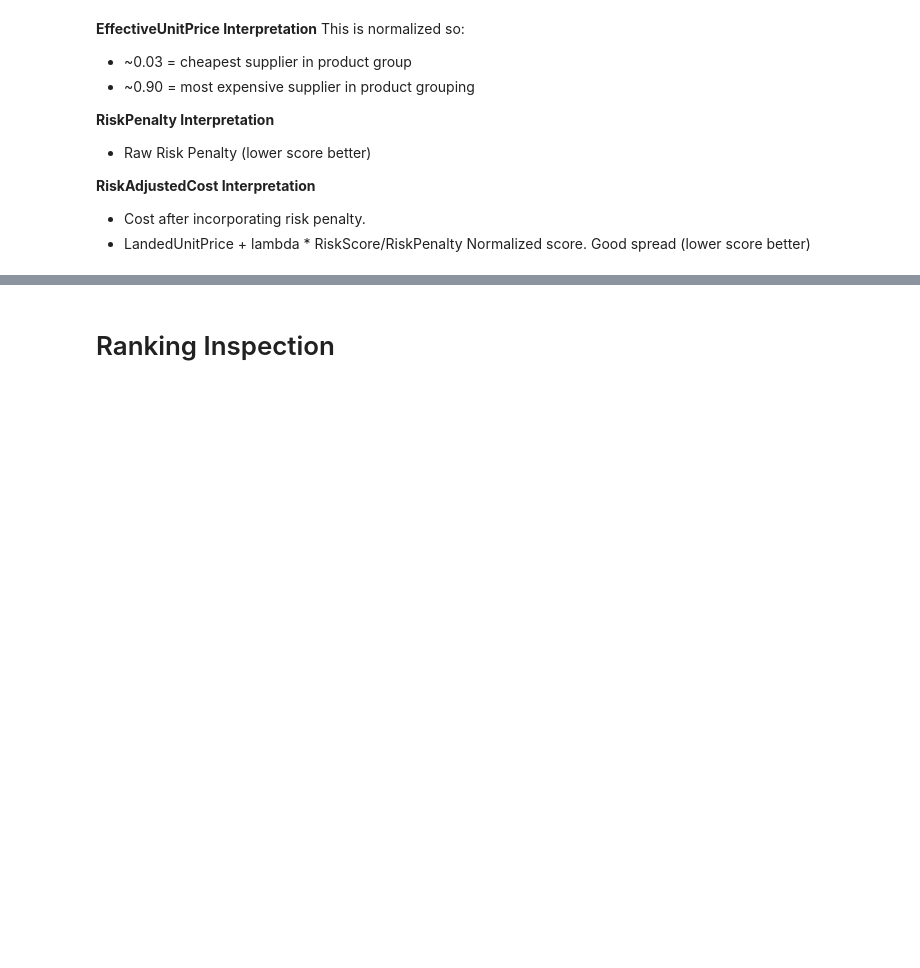
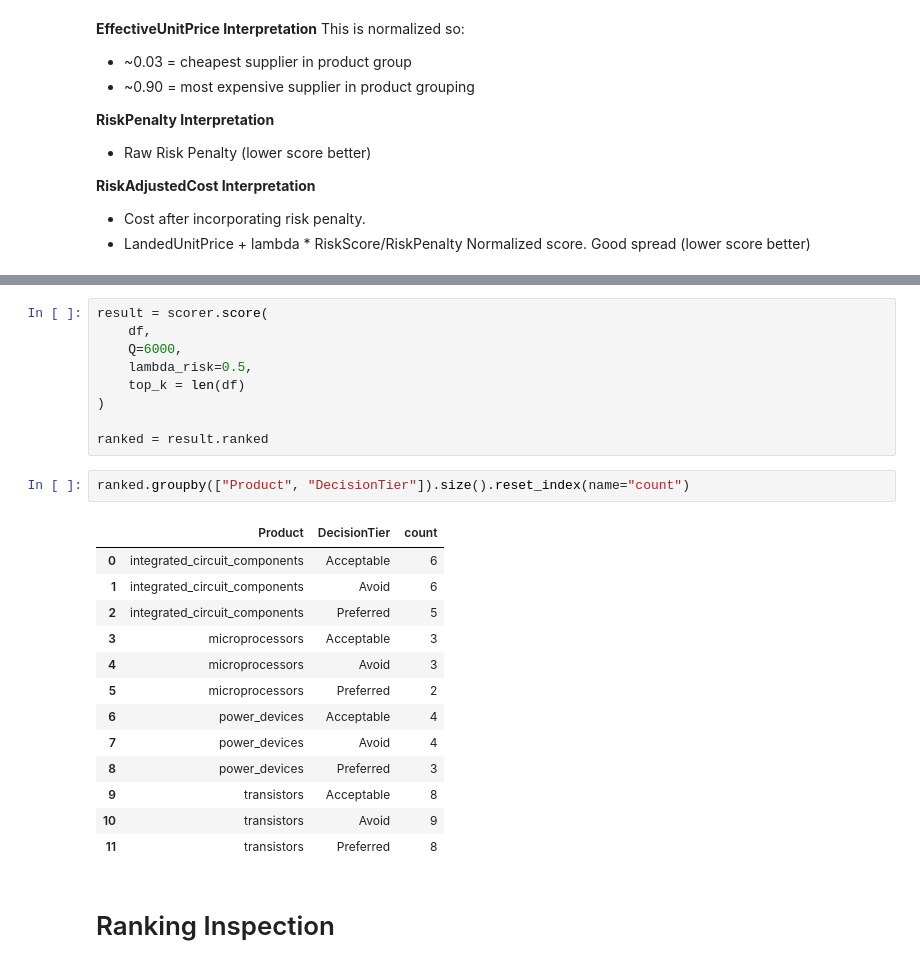
Before and after one commit to jbeck0854/procurement_agent, a Jupyter notebook: analytics/analysis/score_validation.ipynb, the cells around one changed output, grey strips where cells are left out. Saved outputs shown, nothing was run; the diff lists cells and outputs as text; blank space fills up the shorter version.

```diff
--- a/analytics/analysis/score_validation.ipynb
+++ b/analytics/analysis/score_validation.ipynb
@@ -98,3 +173,28 @@ Normalized score. Good spread (lower score better)
+# %%
+result = scorer.score(
+    df,
+    Q=6000,
+    lambda_risk=0.5,
+    top_k = len(df)
+)
+
+ranked = result.ranked
+# %%
+ranked.groupby(["Product", "DecisionTier"]).size().reset_index(name="count")
+# %% [output]
+|  | Product | DecisionTier | count |
+| 0 | integrated_circuit_components | Acceptable | 6 |
+| 1 | integrated_circuit_components | Avoid | 6 |
+| 2 | integrated_circuit_components | Preferred | 5 |
+| 3 | microprocessors | Acceptable | 3 |
+| 4 | microprocessors | Avoid | 3 |
+| 5 | microprocessors | Preferred | 2 |
+| 6 | power_devices | Acceptable | 4 |
+| 7 | power_devices | Avoid | 4 |
+| 8 | power_devices | Preferred | 3 |
+| 9 | transistors | Acceptable | 8 |
+| 10 | transistors | Avoid | 9 |
+| 11 | transistors | Preferred | 8 |
 # %% [markdown]
 # Ranking Inspection
 # %%
```
Also changed, not shown: parts of 9 cells of this notebook, 3 other files.
